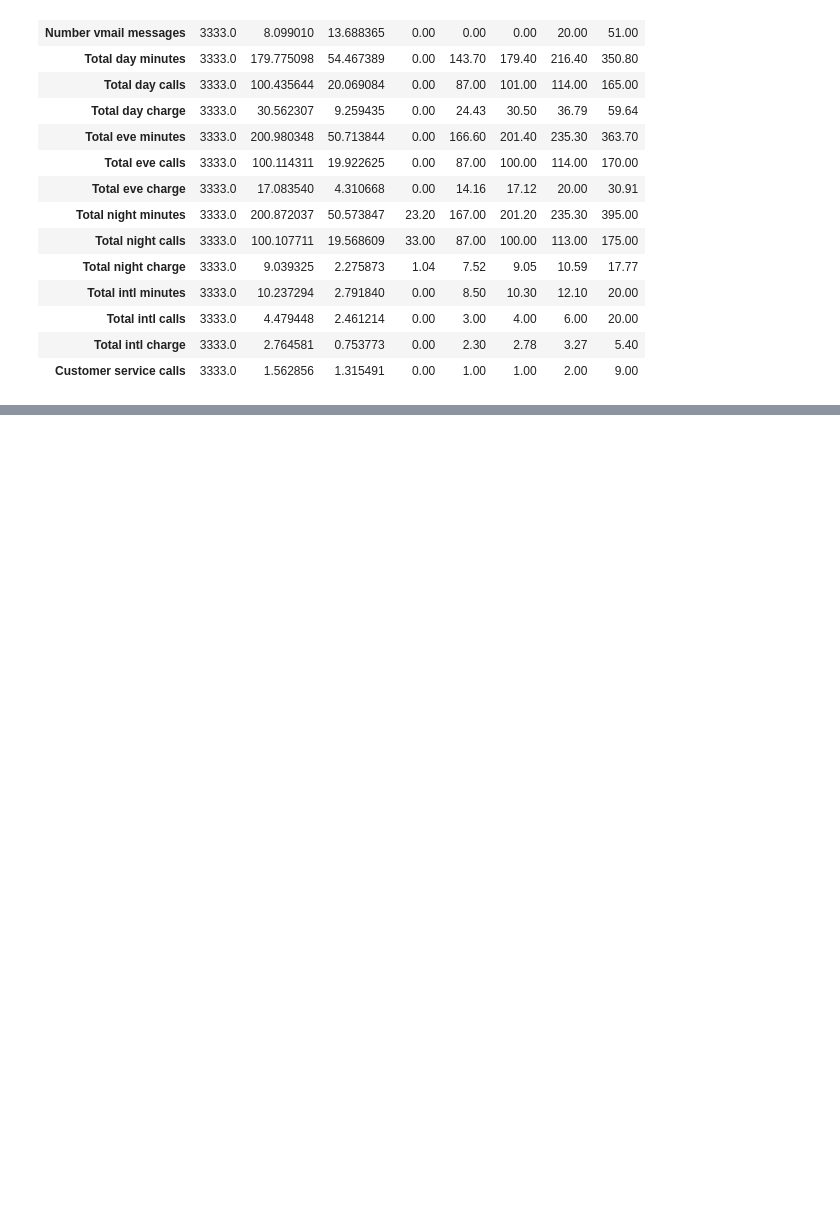
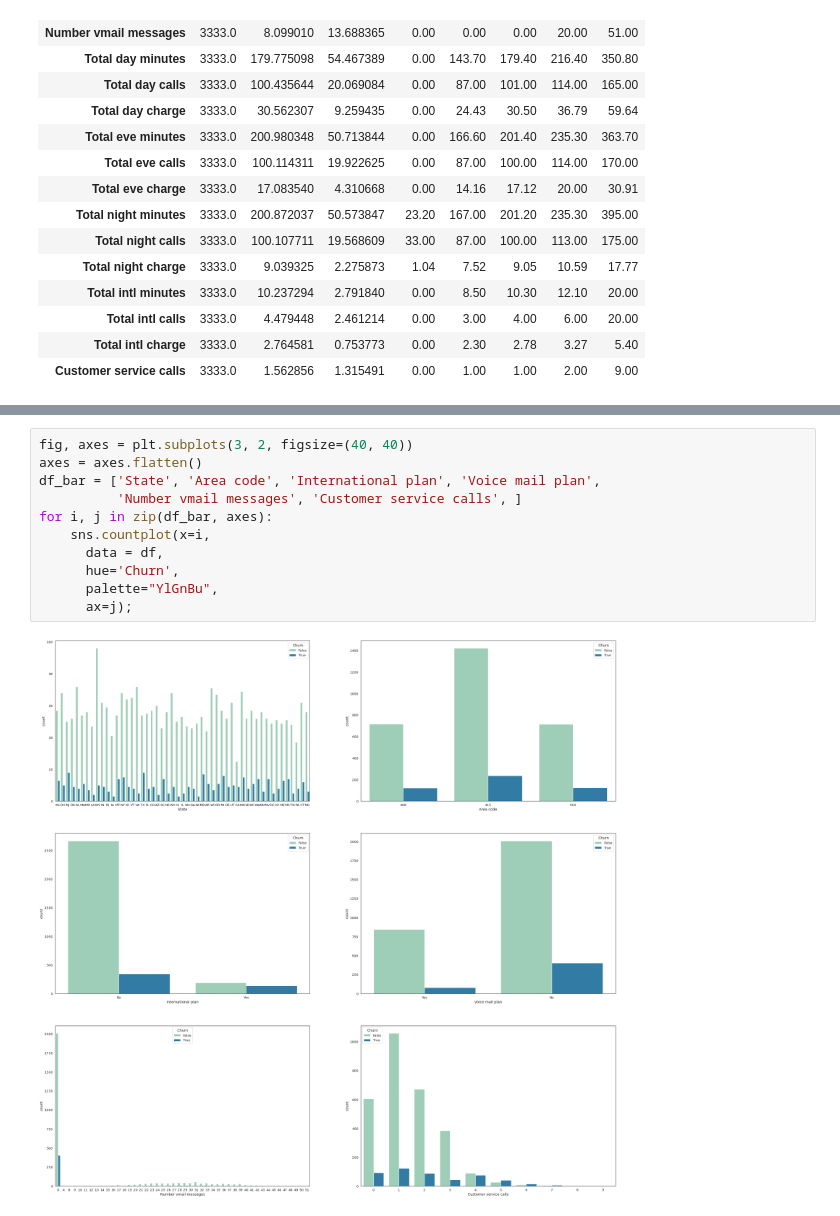
Before and after one commit to GhostML/Telecom-Churn-EDA, a Jupyter notebook: Telecom_Churn_Analysis_Capstone_Project.ipynb, the cells around one changed output, grey strips where cells are left out. Cells and saved outputs as stored; diff of their text form; blank space fills up the shorter version.

```diff
--- a/Telecom_Churn_Analysis_Capstone_Project.ipynb
+++ b/Telecom_Churn_Analysis_Capstone_Project.ipynb
@@ -119,0 +159,13 @@ sns.heatmap(corr,
+# %%
+fig, axes = plt.subplots(3, 2, figsize=(40, 40))
+axes = axes.flatten()
+df_bar = ['State', 'Area code', 'International plan', 'Voice mail plan',
+          'Number vmail messages', 'Customer service calls', ]
+for i, j in zip(df_bar, axes):
+    sns.countplot(x=i,
+      data = df,
+      hue='Churn',
+      palette="YlGnBu",
+      ax=j);
+# %% [output]
+[figure, added]
```
Also changed, not shown: parts of 12 cells of this notebook.
